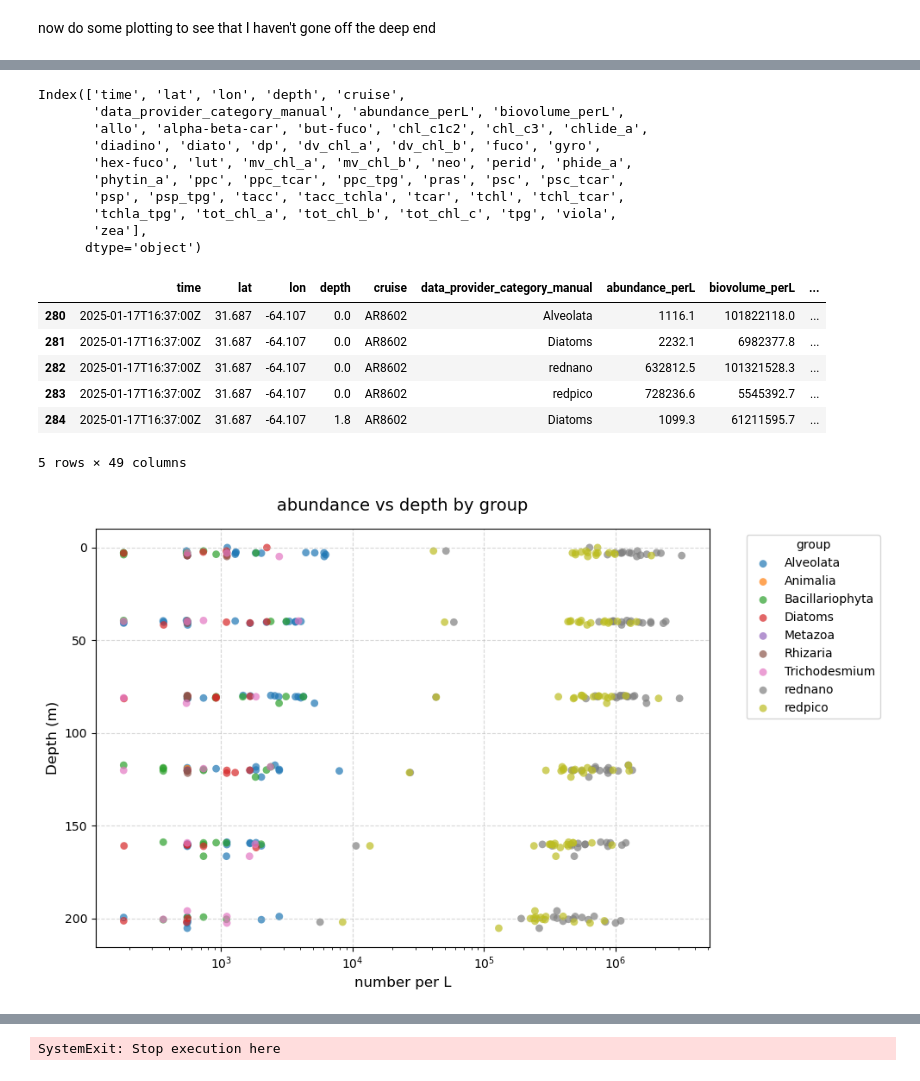
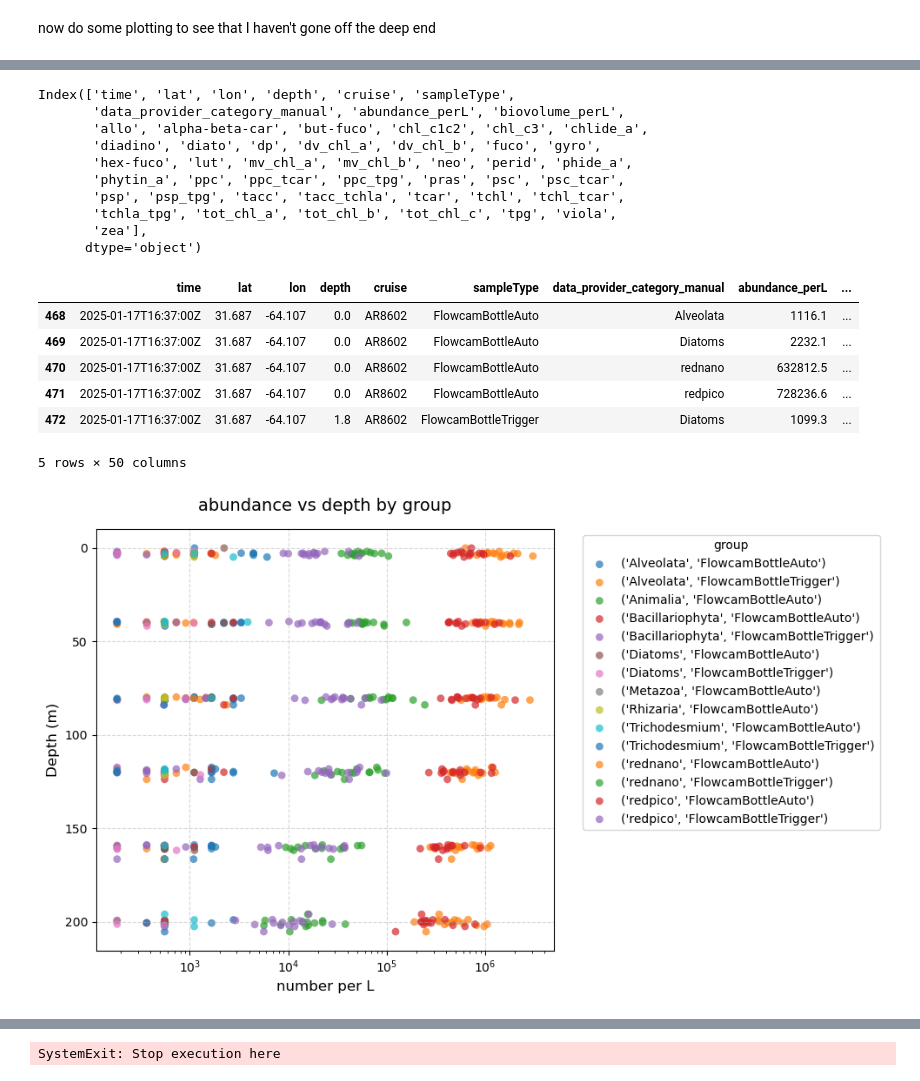
Before and after one commit to BIOS-SCOPE/BWrepos, a Jupyter notebook: convertSeaBASStoCMAP_v2.ipynb, the cells around one changed output, grey strips where cells are left out. Drawn from its saved outputs; the diff is of its cells as text; code cells hidden in the pictures.

```diff
--- a/convertSeaBASStoCMAP_v2.ipynb
+++ b/convertSeaBASStoCMAP_v2.ipynb
@@ -98,6 +98,7 @@ def findSampleType(oneName):
 # net - flowcam: !to calculate abundance of a particle for Auto (each row is a particle): abundance (#/L) = (((particle (unitless) / volume_imaged_mL (mL)) * particle_dilution_factor (mL)) * splitfraction (unitless)) / volnet (L))
 def doTheMath(df,sampleType,volName):
         if sampleType == 'FlowcamBottleAuto':
+            df['sampleType'] = sampleType
             #from header:
             #!volume = acq_vol_img divided by 1000. This is the total volume imaged by FlowCam.
             #!Use this volume in particle concentration calculations in AutoImage mode.
@@ -120,6 +121,7 @@ def doTheMath(df,sampleType,volName):
                 df['biovolume_perL'] = df['biovolume_calculated'] / df['volume']
 
         elif sampleType == 'FlowcamBottleTrigger':
+            df['sampleType'] = sampleType
             #from header:
             #!volfilt = acq_vol_proc divided by 1000. This is the total volume pulled through FlowCam.
             #Use this volume in particle concentration calculations in Trigger mode.
@@ -138,6 +140,7 @@ def doTheMath(df,sampleType,volName):
                 df['biovolume_perL'] = df['biovolume_calculated'] / df['volume']
 
         elif sampleType == 'ZooScanNet':
+            df['sampleType'] = sampleType
             #from header:
             #!volnet = volume calculated from net flowmeter in L
             #!splitfraction = the fraction of the sample that was diluted (for example if you split the sample 4 times that is 1/16th of the total sample so 16 is the value used)
@@ -150,6 +153,7 @@ def doTheMath(df,sampleType,volName):
                 df['abundance_perL'] = -999
 
         elif sampleType == 'FlowcamNet':
+            df['sampleType'] = sampleType
             #from header
             #!volume_sampled_mL= FlowCam's Sample_Volume_Aspirated - total volume of sample pulled into the Flowcam system by the pump or syringe
             #!volume_imaged_mL = FlowCam's Fluid_Volume_Imaged - the exact volume of fluid within the camera's field of view and captured as images used for Auto mode
@@ -167,10 +171,12 @@ def doTheMath(df,sampleType,volName):
                 #set_trace()
 
         elif sampleType == 'HPLC':
+            df['sampleType'] = sampleType
             #no added math needed (pigment data are : mg/m^3)
             df['abundance_perL'] = pd.NA
 
         elif sampleType == 'report':
+            df['sampleType'] = sampleType
             #do nothing
             df['abundance_perL'] = pd.NA
 
@@ -377,7 +379,7 @@ df_fc = df.copy()
 del(df)
 # %%
 #start with the pigments
-basics = ['cruise','date_cmap','depth','lat','lon']
+basics = ['cruise','date_cmap','depth','lat','lon','sampleType']
 #do the pigments separately and then merge into the other list...not actually sure if the times match up, but we shall see
 
 pigments = ['allo',
@@ -460,6 +463,6 @@ df_fc.head()
 # %%
 #recombine the HPLC data with the Flowcam data
-df = df_fc.merge(df_HPLC, on=['cruise', 'date_cmap', 'depth','lat','lon'], how='outer')
+df = df_fc.merge(df_HPLC, on=['cruise', 'date_cmap', 'depth','lat','lon','sampleType'], how='outer')
 # %%
 df.head()
 # %% [output]
@@ -530,7 +533,7 @@ plt.show()
 # %%
 df.columns
 # %% [output]
-Index(['time', 'lat', 'lon', 'depth', 'cruise',
+Index(['time', 'lat', 'lon', 'depth', 'cruise', 'sampleType',
        'data_provider_category_manual', 'abundance_perL', 'biovolume_perL',
        'allo', 'alpha-beta-car', 'but-fuco', 'chl_c1c2', 'chl_c3', 'chlide_a',
        'diadino', 'diato', 'dp', 'dv_chl_a', 'dv_chl_b', 'fuco', 'gyro',
@@ -545,47 +548,48 @@ df = df.sort_values(by = ['time','depth'])
 # %%
 df.head()
 # %% [output]
-|  | time | lat | lon | depth | cruise | data_provider_category_manual | abundance_perL | biovolume_perL | ... |
-| 280 | 2025-01-17T16:37:00Z | 31.687 | -64.107 | 0.0 | AR8602 | Alveolata | 1116.1 | 101822118.0 | ... |
-| 281 | 2025-01-17T16:37:00Z | 31.687 | -64.107 | 0.0 | AR8602 | Diatoms | 2232.1 | 6982377.8 | ... |
-| 282 | 2025-01-17T16:37:00Z | 31.687 | -64.107 | 0.0 | AR8602 | rednano | 632812.5 | 101321528.3 | ... |
-| 283 | 2025-01-17T16:37:00Z | 31.687 | -64.107 | 0.0 | AR8602 | redpico | 728236.6 | 5545392.7 | ... |
-| 284 | 2025-01-17T16:37:00Z | 31.687 | -64.107 | 1.8 | AR8602 | Diatoms | 1099.3 | 61211595.7 | ... |
+|  | time | lat | lon | depth | cruise | sampleType | data_provider_category_manual | abundance_perL | ... |
+| 468 | 2025-01-17T16:37:00Z | 31.687 | -64.107 | 0.0 | AR8602 | FlowcamBottleAuto | Alveolata | 1116.1 | ... |
+| 469 | 2025-01-17T16:37:00Z | 31.687 | -64.107 | 0.0 | AR8602 | FlowcamBottleAuto | Diatoms | 2232.1 | ... |
+| 470 | 2025-01-17T16:37:00Z | 31.687 | -64.107 | 0.0 | AR8602 | FlowcamBottleAuto | rednano | 632812.5 | ... |
+| 471 | 2025-01-17T16:37:00Z | 31.687 | -64.107 | 0.0 | AR8602 | FlowcamBottleAuto | redpico | 728236.6 | ... |
+| 472 | 2025-01-17T16:37:00Z | 31.687 | -64.107 | 1.8 | AR8602 | FlowcamBottleTrigger | Diatoms | 1099.3 | ... |
-5 rows × 49 columns
+5 rows × 50 columns
 # %%
 # 1. Initialize the figure and axis
 fig, ax = plt.subplots(figsize=(10, 6))
 
 # 2. Group by category and plot each subset to automatically apply unique colors
-grouped = df.groupby('data_provider_category_manual')
+grouped = df.groupby(['data_provider_category_manual','sampleType'])
 
 for name, group in grouped:
     ax.scatter(
         group['abundance_perL'],
         group['depth'],
         label=name,
         alpha=0.7,
         edgecolors='none',
         s=40  # Dot size
     )
 
 # 3. Invert Y-axis so greater depths are at the bottom
 ax.invert_yaxis()
 
 # 4. Add labels, title, and styling
 ax.set_xlabel('number per L', fontsize=12)
 ax.set_ylabel('Depth (m)', fontsize=12)
 ax.set_title('abundance vs depth by group', fontsize=14, pad=15)
 ax.grid(True, linestyle='--', alpha=0.5)
 
 # 5. Place the legend outside the plot box so it doesn't overlap data points
 ax.legend(title='group', bbox_to_anchor=(1.05, 1), loc='upper left')
 ax.set_xscale('log')
 
 plt.tight_layout()
+plt.savefig('data/sampleTypeQuestion_allGroups.png', bbox_inches='tight')
 plt.show()
 # %% [output]
-[figure, old version]
+[figure, new version]
 # %%
 # 1. Initialize the figure and axis
 fig, ax = plt.subplots(figsize=(10, 6))
```
Also changed, not shown: parts of 10 cells of this notebook, 1 other file.
